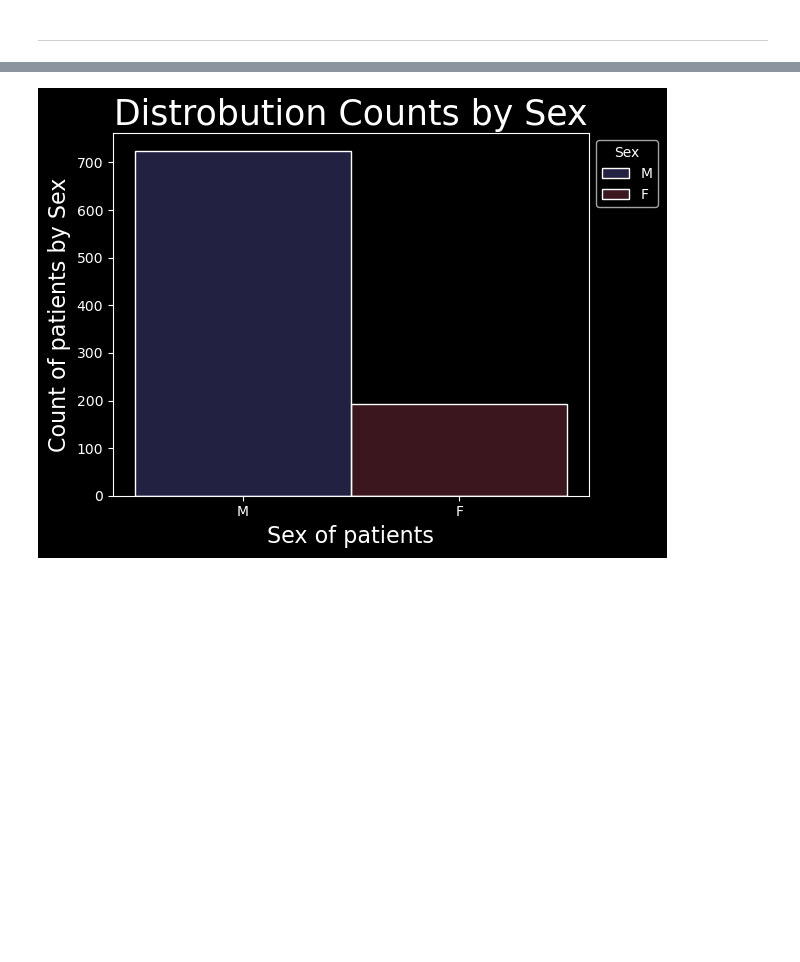
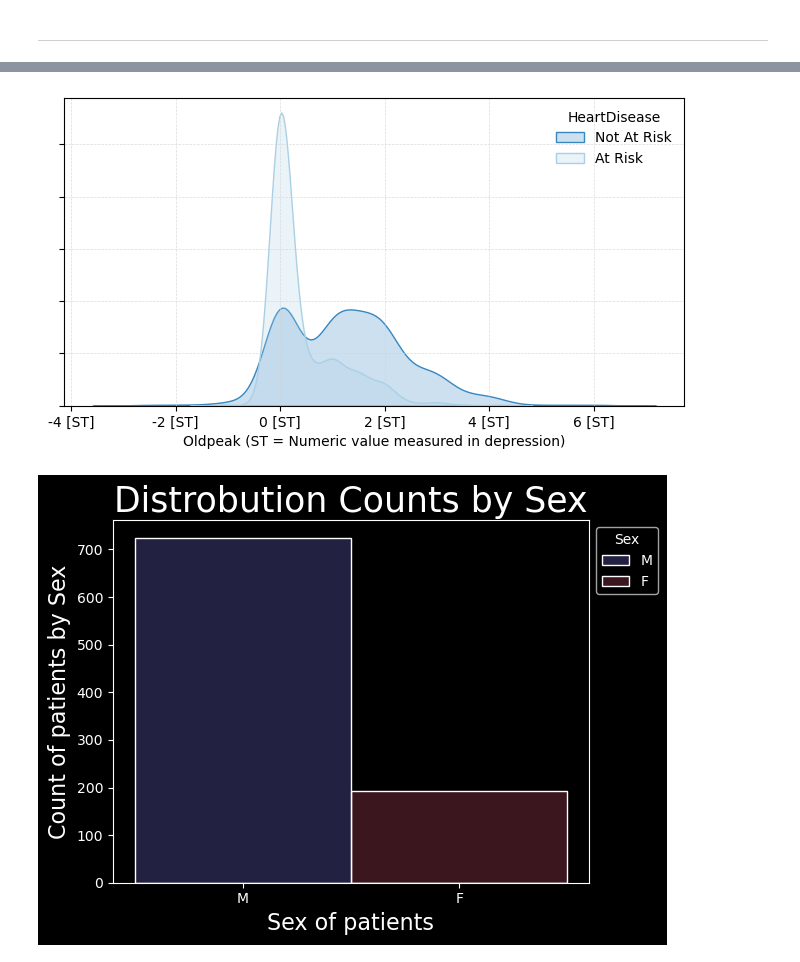
Before and after one commit to zeekwired/Project-2, a Jupyter notebook: Project 2.ipynb, the cells around one changed output, grey strips where cells are left out. Drawn from its saved outputs; the diff is of its cells as text; code cells hidden in the pictures; blank space fills up the shorter version.

```diff
--- a/Project 2.ipynb
+++ b/Project 2.ipynb
@@ -211,3 +186,7 @@ AttributeError: module 'matplotlib.pyplot' has no attribute 'xaxis'
+# %%
+kde_plot('Oldpeak', '(ST = Numeric value measured in depression)', df, '[ST]')
+# %% [output]
+[figure, added]
 # %%
 # Using with plt.style.context to format only this histsgram
 with plt.style.context(['seaborn-muted', 'dark_background']):
```
Also changed, not shown: parts of 4 cells of this notebook, 2 other files.
